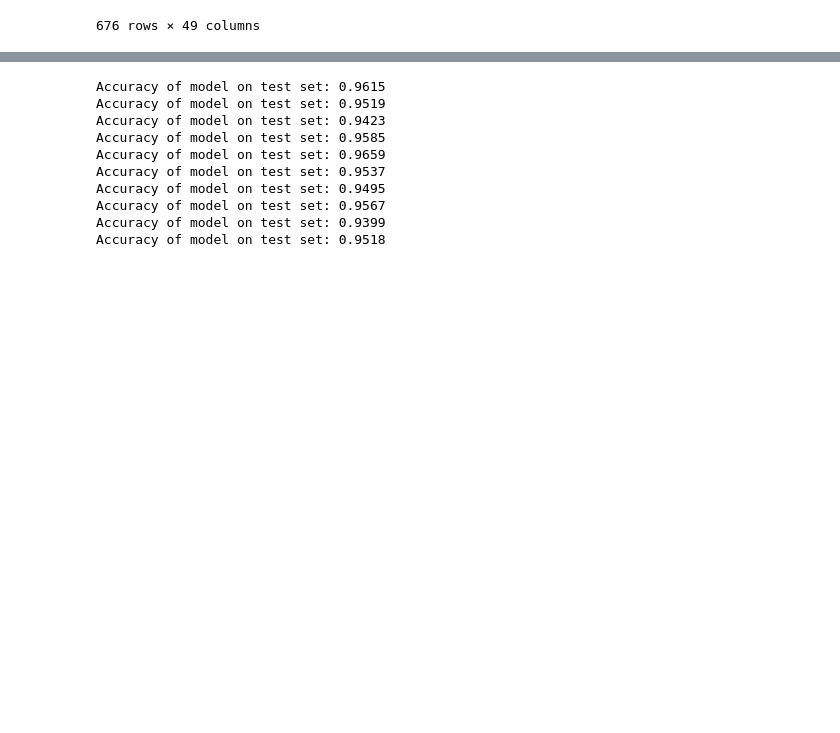
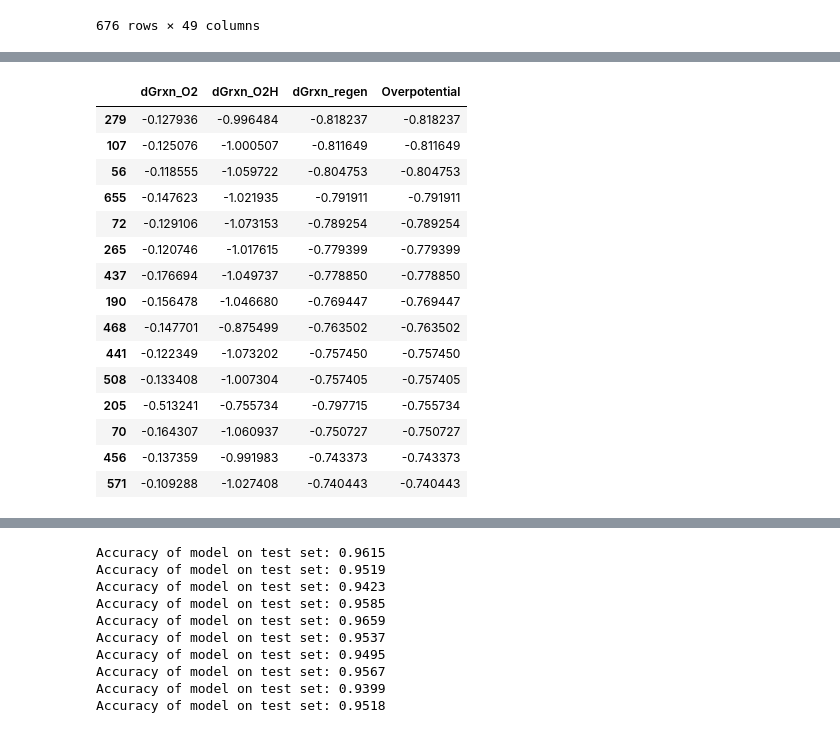
Before and after one commit to ndricke/ngcc_ml, a Jupyter notebook: skl_MixedSearchOverpotential_groupkfold.ipynb, the cells around one changed output, grey strips where cells are left out. Cells and saved outputs as stored; diff of their text form; code cells hidden in the pictures; blank space fills up the shorter version.

```diff
--- a/skl_MixedSearchOverpotential_groupkfold.ipynb
+++ b/skl_MixedSearchOverpotential_groupkfold.ipynb
@@ -136,0 +205,19 @@ df_op_feat
+# %%
+df_op.sort_values(by="Overpotential").head(15)[["dGrxn_O2", "dGrxn_O2H", "dGrxn_regen", "Overpotential"]]
+# %% [output]
+|  | dGrxn_O2 | dGrxn_O2H | dGrxn_regen | Overpotential |
+| 279 | -0.127936 | -0.996484 | -0.818237 | -0.818237 |
+| 107 | -0.125076 | -1.000507 | -0.811649 | -0.811649 |
+| 56 | -0.118555 | -1.059722 | -0.804753 | -0.804753 |
+| 655 | -0.147623 | -1.021935 | -0.791911 | -0.791911 |
+| 72 | -0.129106 | -1.073153 | -0.789254 | -0.789254 |
+| 265 | -0.120746 | -1.017615 | -0.779399 | -0.779399 |
+| 437 | -0.176694 | -1.049737 | -0.778850 | -0.778850 |
+| 190 | -0.156478 | -1.046680 | -0.769447 | -0.769447 |
+| 468 | -0.147701 | -0.875499 | -0.763502 | -0.763502 |
+| 441 | -0.122349 | -1.073202 | -0.757450 | -0.757450 |
+| 508 | -0.133408 | -1.007304 | -0.757405 | -0.757405 |
+| 205 | -0.513241 | -0.755734 | -0.797715 | -0.755734 |
+| 70 | -0.164307 | -1.060937 | -0.750727 | -0.750727 |
+| 456 | -0.137359 | -0.991983 | -0.743373 | -0.743373 |
+| 571 | -0.109288 | -1.027408 | -0.740443 | -0.740443 |
```
Also changed, not shown: parts of 7 cells of this notebook, 6 other files.
